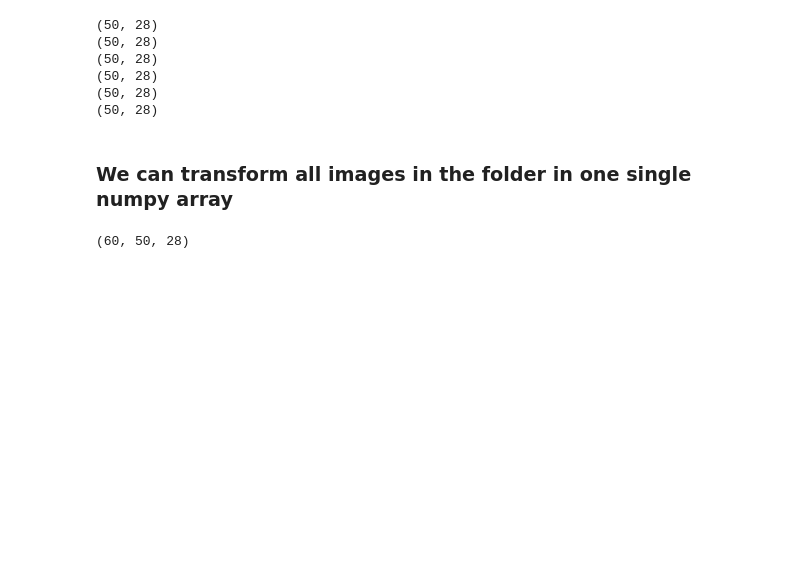
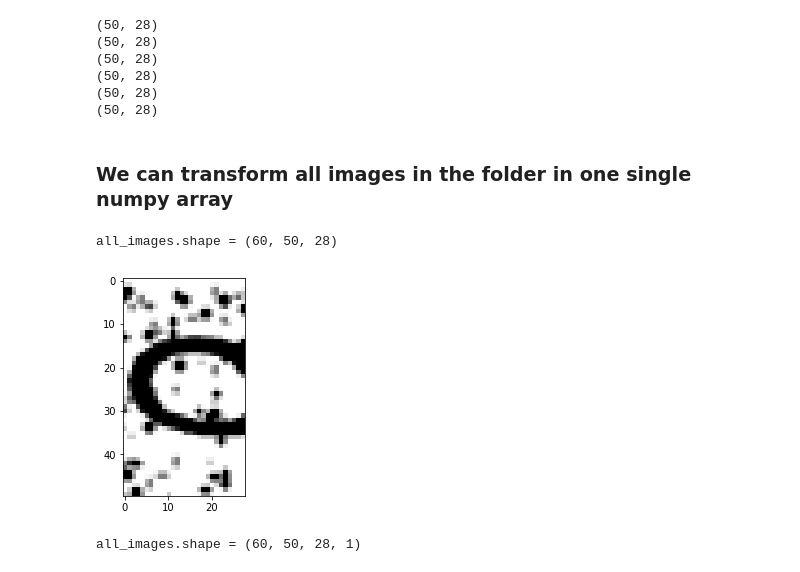
Before and after one commit to Libardo1/Crazy4Bots, a Jupyter notebook: src/Basic_image_manipulation.ipynb, the cells around one changed output. Drawn from its saved outputs; the diff is of its cells as text; code cells hidden in the pictures; blank space fills up the shorter version.

Commit message:
Add feature normalization

```diff
--- a/src/Basic_image_manipulation.ipynb
+++ b/src/Basic_image_manipulation.ipynb
@@ -33,6 +33,14 @@ def crop6char(image,cropsize=28):
         left_cut += cropsize
     return all_char
 
+def feature_normalization(image):
+    """
+    feature normalization for otimization
+    https://en.wikipedia.org/wiki/Feature_scaling
+    """
+    image = image.astype('float32')
+    image = (image - 128)/128
+    return image
 
 def cap2array(folder_name):
     """
@@ -44,9 +52,28 @@ def cap2array(folder_name):
         image = misc.imread(image_path)
         image = one_channel(image)
         image = remove_left(image)
+        image = feature_normalization(image)
         all_images.extend(crop6char(image))
     return np.array(all_images)
 
+def reformat_4d(dataset, labels=None, image_size_Y=50, image_size_X=28, num_channels=1, num_labels =62):
+    """
+    Function that reformats the dataset to be a 4 dimension
+    and transorm the labels array to be one array of one-hot vectors.
+
+    TO BE CONTINUED !!!!!!
+
+    :type dataset: np arrays
+    :type labels: np arrays
+    :type image_size: int
+    :type num_channel: int
+    :type num_labels: int
+    :rtype dataset: np arrays
+    :rtype labels: np arrays
+    """
+    dataset = dataset.reshape((-1, image_size_Y, image_size_X, num_channels))
+#     labels = (np.arange(num_labels) == labels[:, None]).astype(np.float32)
+    return dataset
 
 def plot6images(images, label, prediction=None):
     """
@@ -114,8 +154,18 @@ for image in ex1:
 (50, 28)
 # %% [markdown]
 ### We can transform all images in the folder in one single numpy array
-# %%
-all_images = cap2array("data")
-print(all_images.shape)
-# %% [output]
-(60, 50, 28)
+# %%
+all_images = cap2array("data")
+print("all_images.shape =", all_images.shape)
+random_n = np.random.randint(all_images.shape[0], size=())
+plt.imshow(all_images[random_n],cmap='gray')
+plt.show()
+# %% [output]
+all_images.shape = (60, 50, 28)
+[figure, added]
+# %%
+# add channel
+all_images = reformat_4d(all_images)
+print("all_images.shape =", all_images.shape)
+# %% [output]
+all_images.shape = (60, 50, 28, 1)
```
Also changed, not shown: parts of 2 cells of this notebook.
